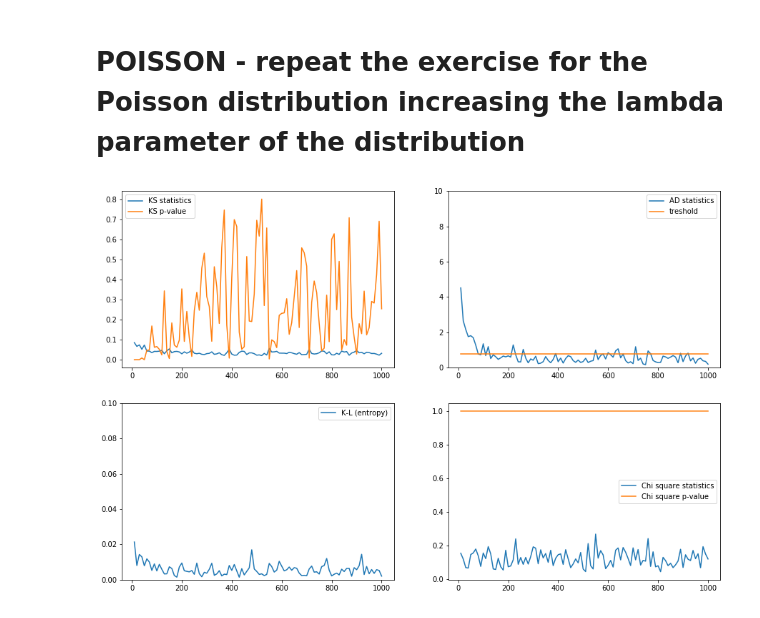
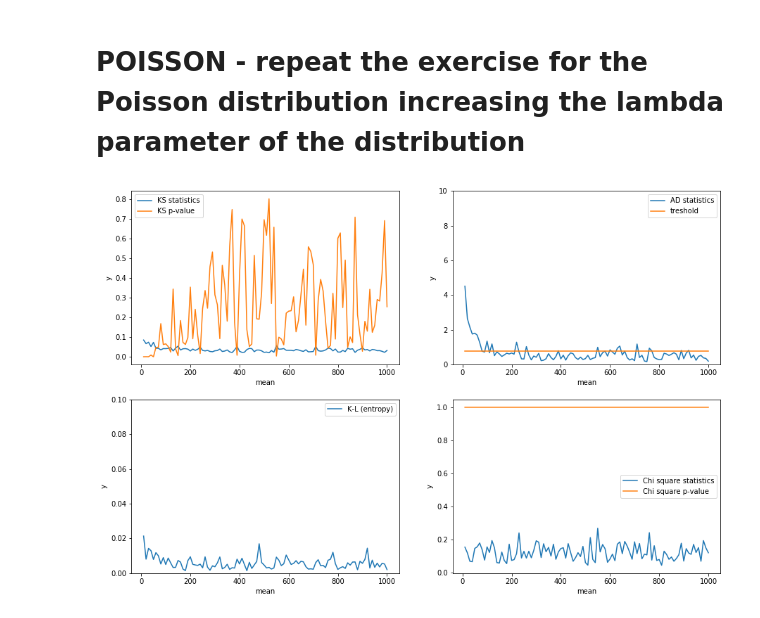
Before and after one commit to valschi/PUI2017_kwp225, a Jupyter notebook: HW5_kwp225/HW5_Part2.ipynb, the cells around one changed output. Cells and saved outputs as stored; diff of their text form; code cells hidden in the pictures.

```diff
--- a/HW5_kwp225/HW5_Part2.ipynb
+++ b/HW5_kwp225/HW5_Part2.ipynb
@@ -279,24 +294,32 @@ for i,n in enumerate(narray):
 # %%
 fig = pl.figure(figsize = (15,10))
 fig.add_subplot(221)
 pl.plot(narray, ks_s_p, label='KS statistics')
 pl.plot(narray, ks_p_p, label='KS p-value')
+pl.xlabel('mean')
+pl.ylabel('y')
 pl.legend()
 
 fig.add_subplot(222)
 pl.plot(narray, ad_p,  label='AD statistics')
 pl.plot([narray[0], narray[-1]],[threshold, threshold], label="treshold")
+pl.xlabel('mean')
+pl.ylabel('y')
 pl.ylim(0,10) #limit the y range or you cannot see the relevant part
 pl.legend()
 
 fig.add_subplot(223)
 pl.plot(narray, kl_p, label='K-L (entropy)')
+pl.xlabel('mean')
+pl.ylabel('y')
 pl.ylim(0,0.1)
 pl.legend()
 
 fig.add_subplot(224)
 pl.plot(narray, cs_s_p, label='Chi square statistics')
 pl.plot(narray, cs_p_p, label='Chi square p-value')
+pl.xlabel('mean')
+pl.ylabel('y')
 pl.legend();
 # %% [output]
-[figure, old version]
+[figure, new version]
```
Also changed, not shown: parts of 5 cells of this notebook.
